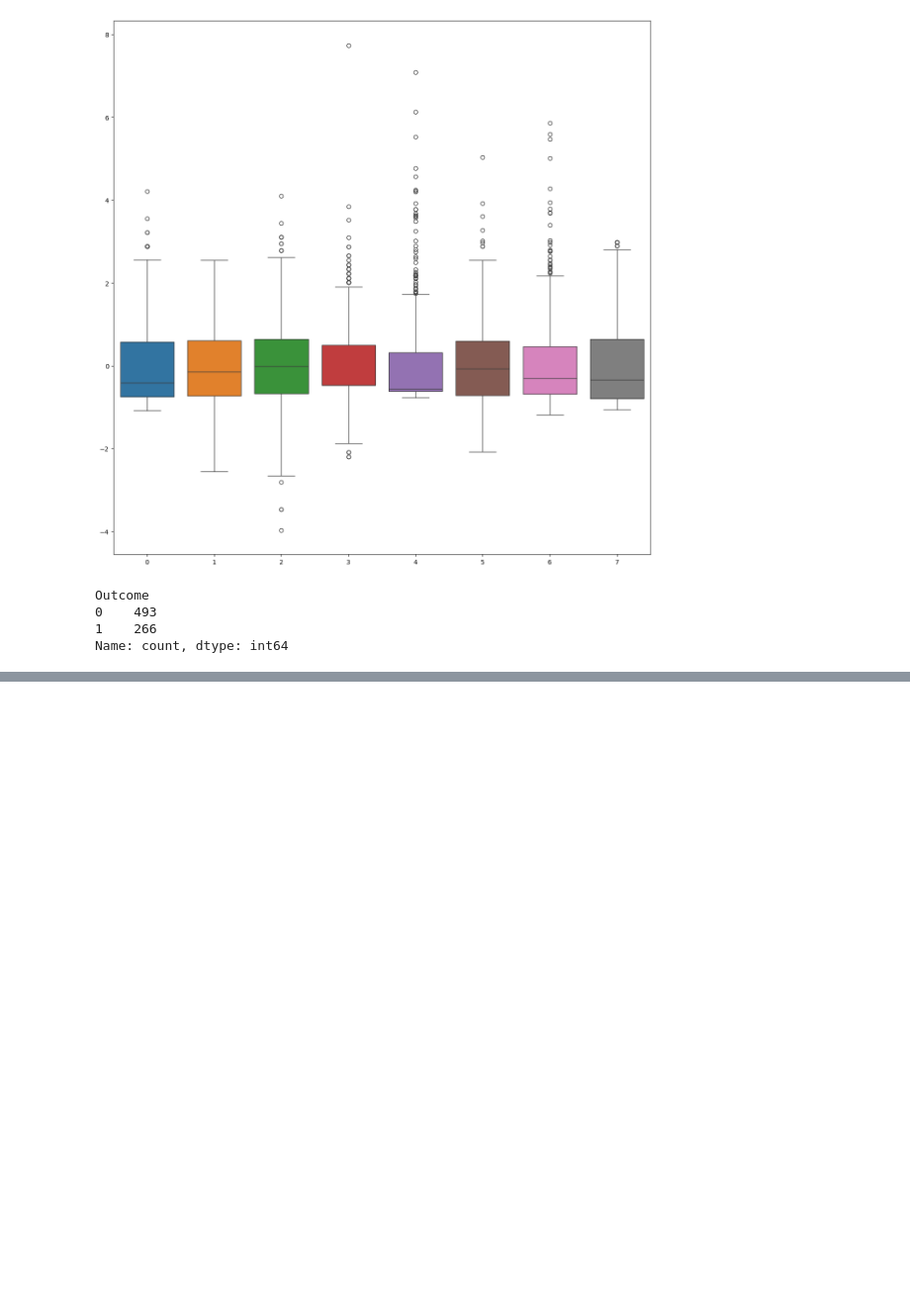
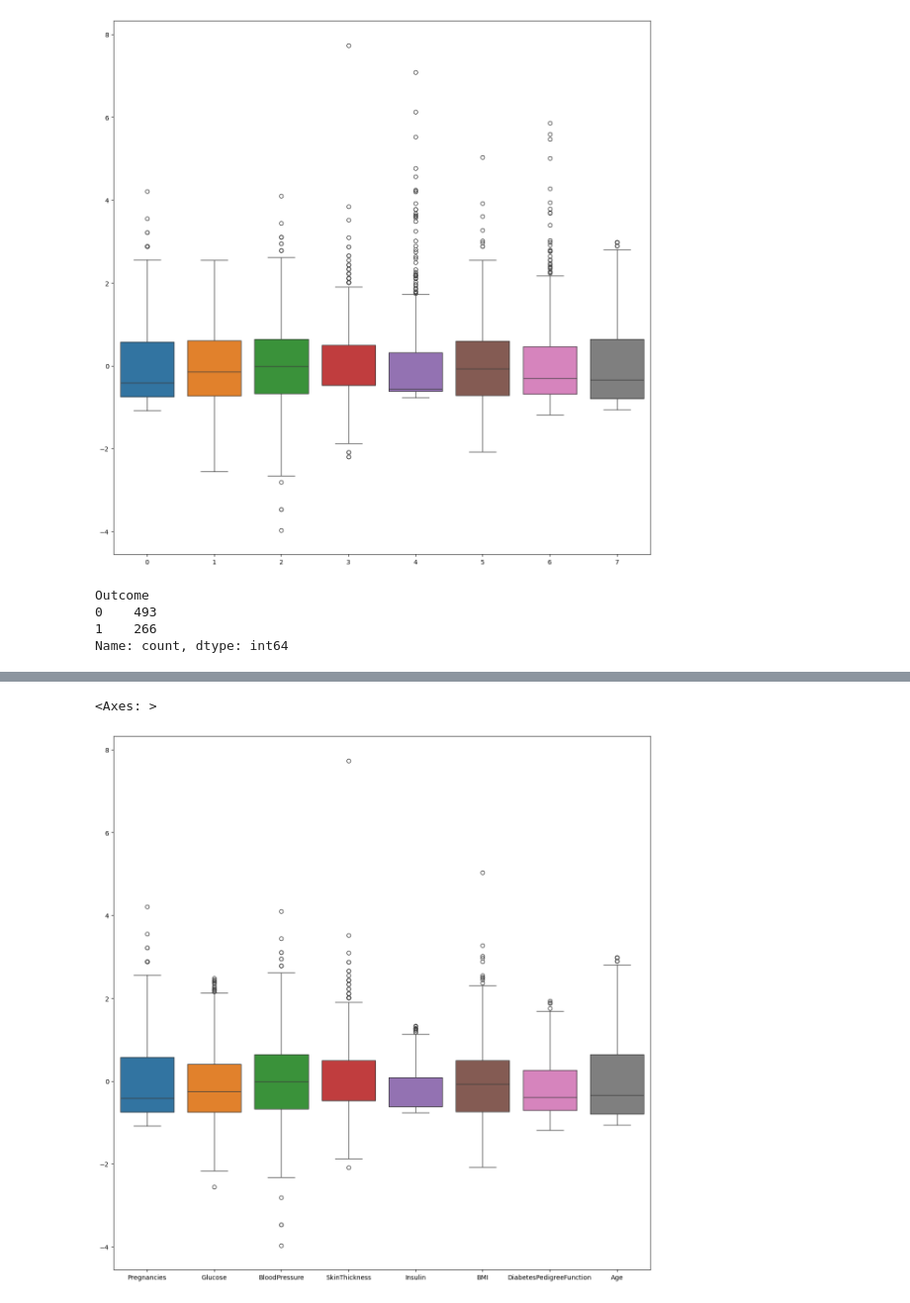
Before and after one commit to Priyabrata111/Predictive_Diabetes_Analysis, a Jupyter notebook: predictive_analysis_diabetes.ipynb, the cells around one changed output, grey strips where cells are left out. Shown at 99% size. Cells and saved outputs as stored; diff of their text form; code cells hidden in the pictures; blank space fills up the shorter version.

```diff
--- a/predictive_analysis_diabetes.ipynb
+++ b/predictive_analysis_diabetes.ipynb
@@ -212,0 +233,9 @@ Name: count, dtype: int64
+# %%
+## Remove the more outilers without losing much data
+X_outlier.reset_index(drop = True,inplace = True)
+Y_outlier.reset_index(drop = True,inplace = True)
+
+q = X_outlier['Insulin'].quantile(0.92)
+mask = X_outlier['Insulin']<q
+X_outlier_new = X_outlier[mask]
+Y_outlier = Y_outlier[mask]
@@ -212,0 +256,9 @@ Name: count, dtype: int64
+# %%
+X_outlier_new.reset_index(drop = True,inplace = True)
+Y_outlier.reset_index(drop = True,inplace = True)
+
+
+q = X_outlier_new['DiabetesPedigreeFunction'].quantile(0.95)
+mask = X_outlier_new['DiabetesPedigreeFunction']<q
+X_outlier_new = X_outlier_new[mask]
+Y_outlier = Y_outlier[mask]
@@ -212,0 +273,9 @@ Name: count, dtype: int64
+# %%
+X_outlier_new.reset_index(drop = True,inplace = True)
+Y_outlier.reset_index(drop = True,inplace = True)
+
+
+q = X_outlier_new['BMI'].quantile(0.98)
+mask = X_outlier_new['BMI']<q
+X_outlier_new = X_outlier_new[mask]
+Y_outlier = Y_outlier[mask]
@@ -212,0 +286,6 @@ Name: count, dtype: int64
+# %%
+fig,ax = plt.subplots(figsize = (15,15))
+sns.boxplot(X_outlier_new,ax = ax)
+# %% [output]
+<Axes: >
+[figure, added]
```
Also changed, not shown: parts of 11 cells of this notebook.
